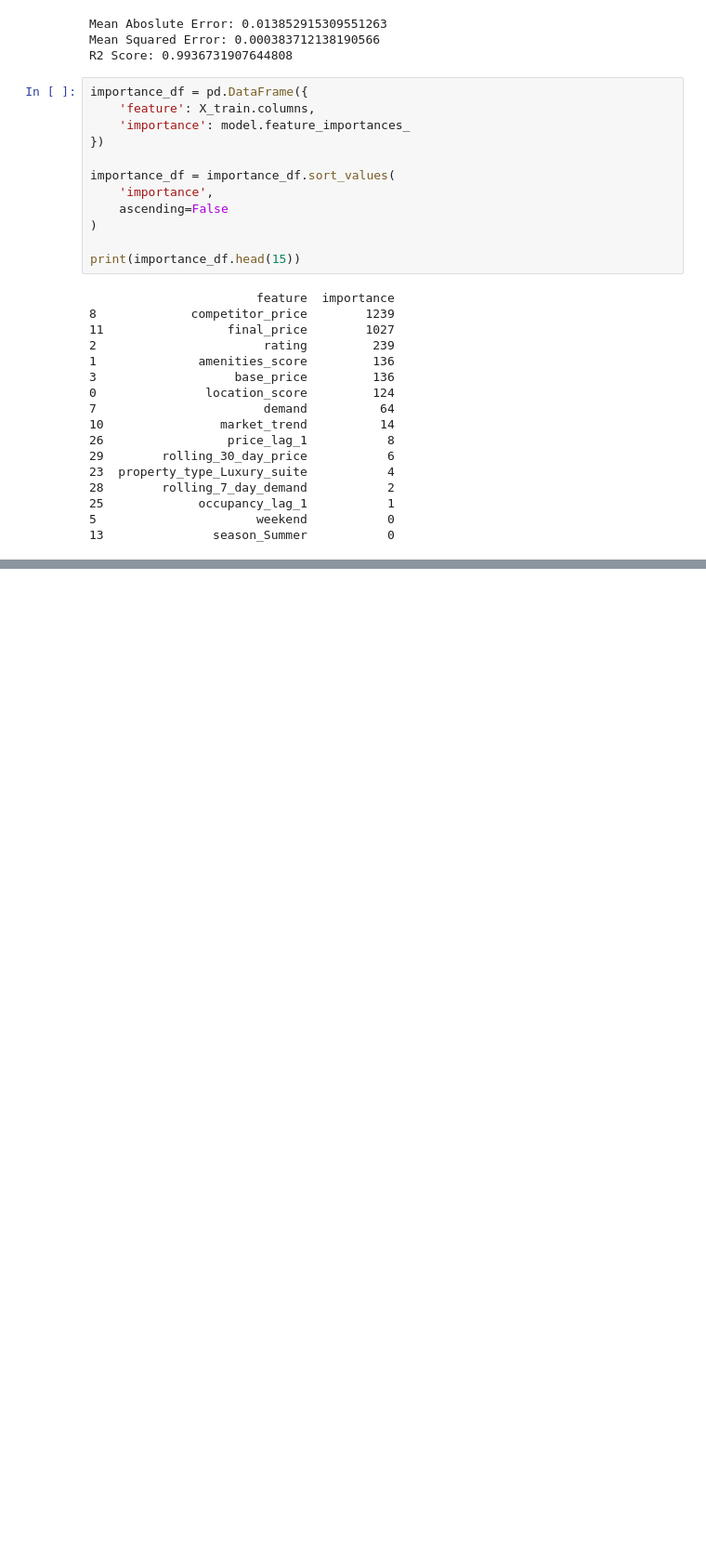
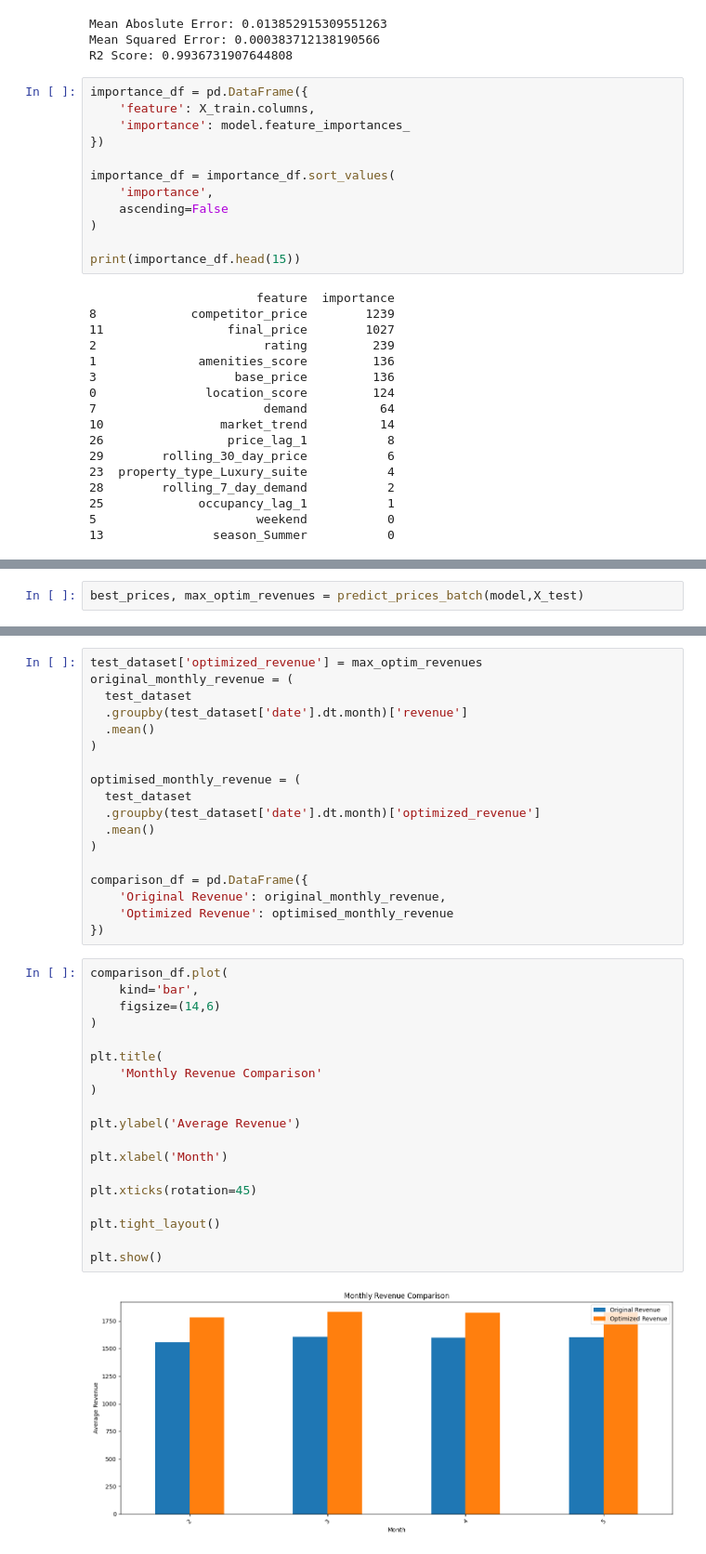
Before and after one commit to ShaunakMore/dynamic-pricing-engine, a Jupyter notebook: notebooks/train_model.ipynb, the cells around one changed output, grey strips where cells are left out. Shown at 93% size. Cells and saved outputs as stored; diff of their text form; blank space fills up the shorter version.

```diff
--- a/notebooks/train_model.ipynb
+++ b/notebooks/train_model.ipynb
@@ -149,0 +198,2 @@ Name: base_price, Length: 500, dtype: object
+# %%
+best_prices, max_optim_revenues = predict_prices_batch(model,X_test)
@@ -149,0 +209,39 @@ Name: base_price, Length: 500, dtype: object
+# %%
+test_dataset['optimized_revenue'] = max_optim_revenues
+original_monthly_revenue = (
+  test_dataset
+  .groupby(test_dataset['date'].dt.month)['revenue']
+  .mean()
+)
+
+optimised_monthly_revenue = (
+  test_dataset
+  .groupby(test_dataset['date'].dt.month)['optimized_revenue']
+  .mean()
+)
+
+comparison_df = pd.DataFrame({
+    'Original Revenue': original_monthly_revenue,
+    'Optimized Revenue': optimised_monthly_revenue
+})
+# %%
+comparison_df.plot(
+    kind='bar',
+    figsize=(14,6)
+)
+
+plt.title(
+    'Monthly Revenue Comparison'
+)
+
+plt.ylabel('Average Revenue')
+
+plt.xlabel('Month')
+
+plt.xticks(rotation=45)
+
+plt.tight_layout()
+
+plt.show()
+# %% [output]
+[figure, added]
```
Also changed, not shown: parts of 10 cells of this notebook, 4 other files.
